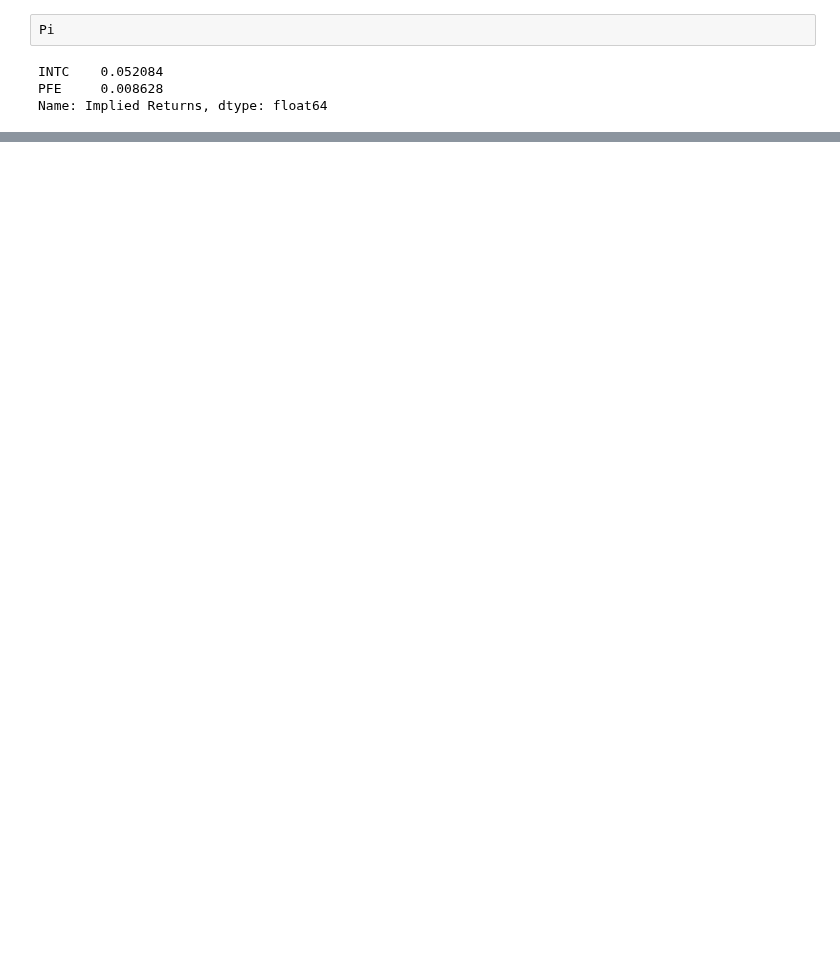
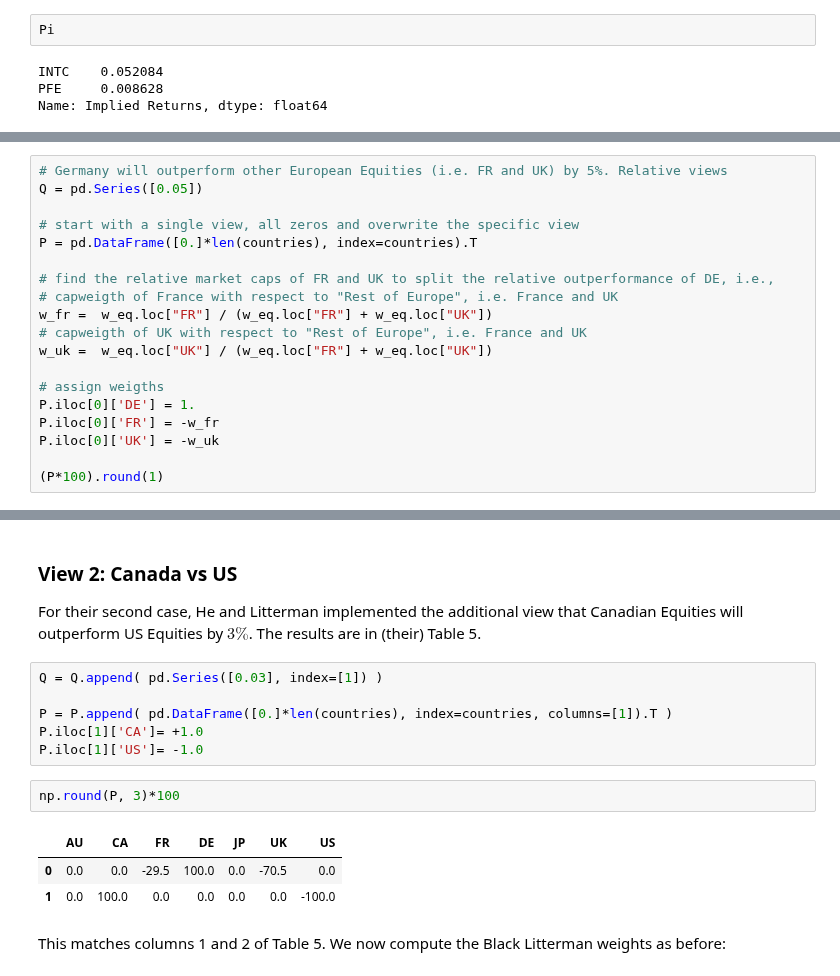
Before and after one commit to z4ir3/finance-courses, a Jupyter notebook: course_2_advanced_portfolio_construction_and_analysis_with_python/week-3.ipynb, the cells around one changed output, grey strips where cells are left out. Saved outputs shown, nothing was run; the diff lists cells and outputs as text; blank space fills up the shorter version.

Commit message:
finished bl model for he litterman paper

```diff
--- a/course_2_advanced_portfolio_construction_and_analysis_with_python/week-3.ipynb
+++ b/course_2_advanced_portfolio_construction_and_analysis_with_python/week-3.ipynb
@@ -610,0 +738,19 @@ Having established that the code accurately implements the Black Litterman proce
+# %%
+# Germany will outperform other European Equities (i.e. FR and UK) by 5%. Relative views
+Q = pd.Series([0.05])
+
+# start with a single view, all zeros and overwrite the specific view
+P = pd.DataFrame([0.]*len(countries), index=countries).T
+
+# find the relative market caps of FR and UK to split the relative outperformance of DE, i.e.,
+# capweigth of France with respect to "Rest of Europe", i.e. France and UK
+w_fr =  w_eq.loc["FR"] / (w_eq.loc["FR"] + w_eq.loc["UK"])
+# capweigth of UK with respect to "Rest of Europe", i.e. France and UK
+w_uk =  w_eq.loc["UK"] / (w_eq.loc["FR"] + w_eq.loc["UK"])
+
+# assign weigths
+P.iloc[0]['DE'] = 1.
+P.iloc[0]['FR'] = -w_fr
+P.iloc[0]['UK'] = -w_uk
+
+(P*100).round(1)
@@ -610,0 +819,20 @@ Having established that the code accurately implements the Black Litterman proce
+# %% [markdown]
+### View 2: Canada vs US
+
+For their second case, He and Litterman implemented the additional view that Canadian Equities will outperform US Equities by $3\%$.
+The results are in (their) Table 5.
+# %%
+Q = Q.append( pd.Series([0.03], index=[1]) )
+
+P = P.append( pd.DataFrame([0.]*len(countries), index=countries, columns=[1]).T )
+P.iloc[1]['CA']= +1.0
+P.iloc[1]['US']= -1.0
+# %%
+np.round(P, 3)*100
+# %% [output]
+|  | AU | CA | FR | DE | JP | UK | US |
+| 0 | 0.0 | 0.0 | -29.5 | 100.0 | 0.0 | -70.5 | 0.0 |
+| 1 | 0.0 | 100.0 | 0.0 | 0.0 | 0.0 | 0.0 | -100.0 |
+# %% [markdown]
+This matches columns 1 and 2 of Table 5. We now compute the Black Litterman weights as
+before:
```
Also changed, not shown: parts of 63 cells of this notebook.
